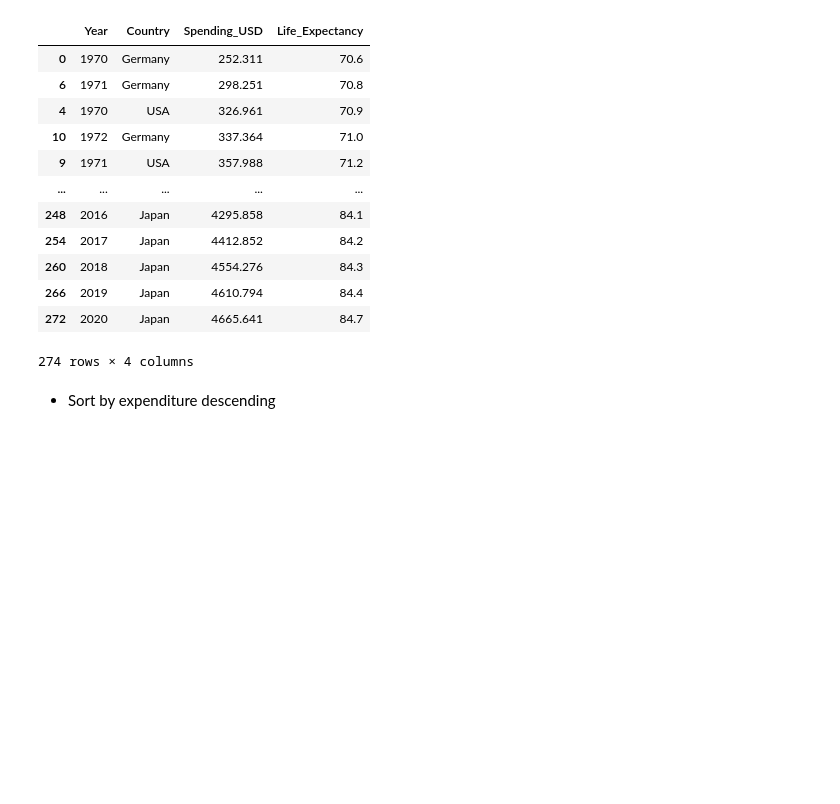
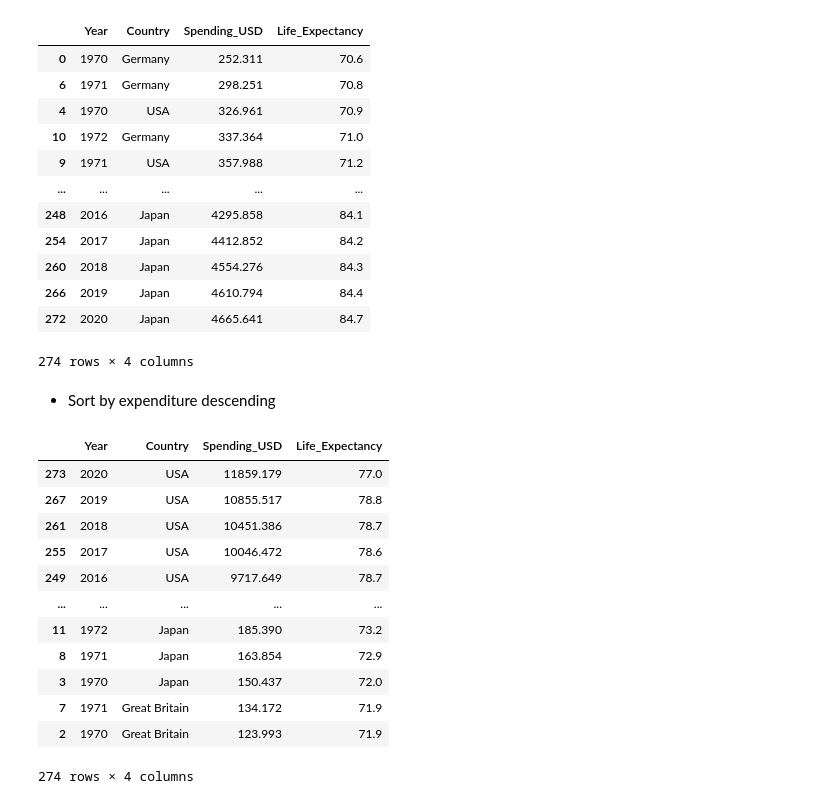
Before and after one commit to geershatisaxena/Healthtip-Data-Analysis, a Jupyter notebook: pandas.ipynb, the cells around one changed output. Saved outputs shown, nothing was run; the diff lists cells and outputs as text; code cells hidden in the pictures; blank space fills up the shorter version.

```diff
--- a/pandas.ipynb
+++ b/pandas.ipynb
@@ -575,3 +575,19 @@ df.sort_values("Life_Expectancy")
 274 rows × 4 columns
 # %% [markdown]
 - Sort by expenditure descending
+# %%
+df.sort_values("Spending_USD",ascending=False)
+# %% [output]
+|  | Year | Country | Spending_USD | Life_Expectancy |
+| 273 | 2020 | USA | 11859.179 | 77.0 |
+| 267 | 2019 | USA | 10855.517 | 78.8 |
+| 261 | 2018 | USA | 10451.386 | 78.7 |
+| 255 | 2017 | USA | 10046.472 | 78.6 |
+| 249 | 2016 | USA | 9717.649 | 78.7 |
+| ... | ... | ... | ... | ... |
+| 11 | 1972 | Japan | 185.390 | 73.2 |
+| 8 | 1971 | Japan | 163.854 | 72.9 |
+| 3 | 1970 | Japan | 150.437 | 72.0 |
+| 7 | 1971 | Great Britain | 134.172 | 71.9 |
+| 2 | 1970 | Great Britain | 123.993 | 71.9 |
+274 rows × 4 columns
```
